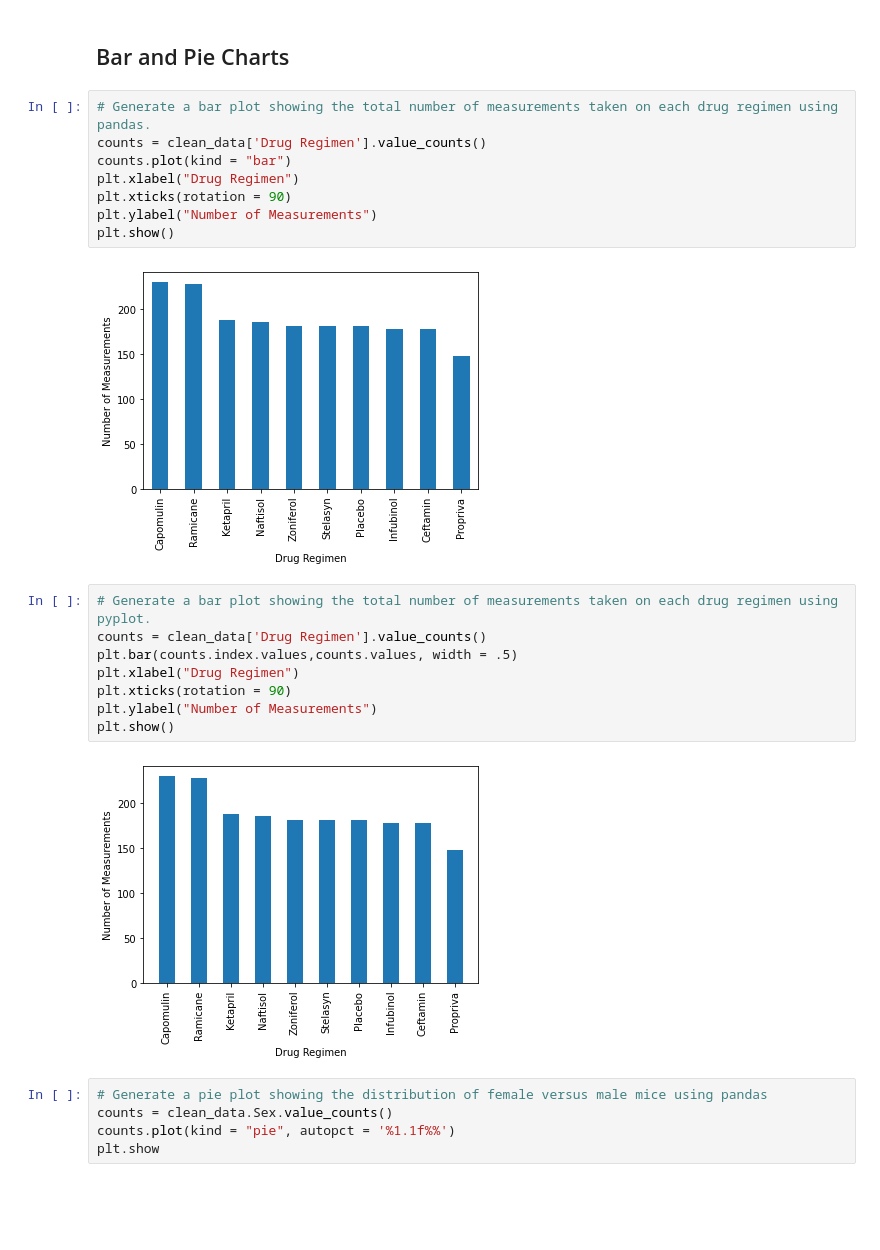
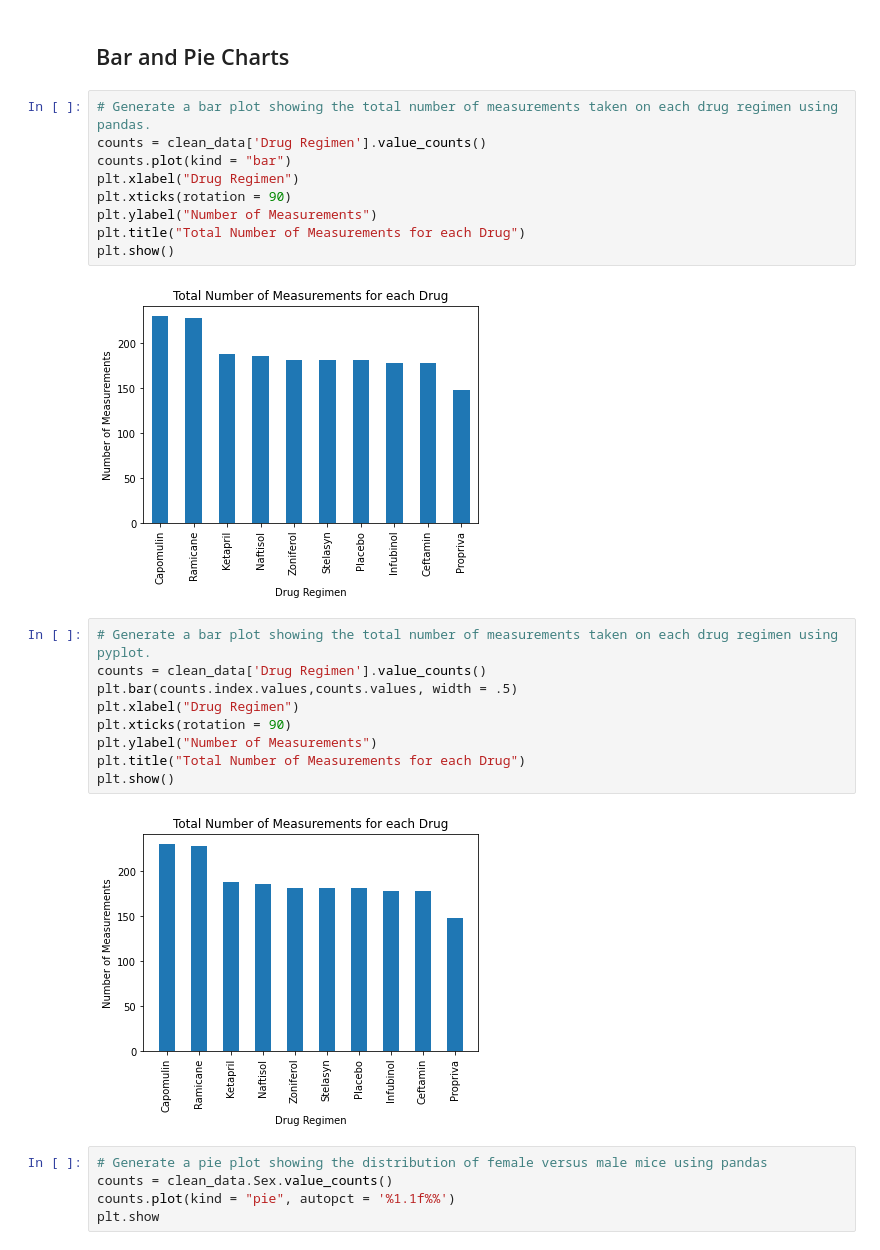
Before and after one commit to amramer45/matplotlib-challenge, a Jupyter notebook: Pymaceuticals/pymaceuticals_starter.ipynb, the cells around one changed output. Cells and saved outputs as stored; diff of their text form; blank space fills up the shorter version.

```diff
--- a/Pymaceuticals/pymaceuticals_starter.ipynb
+++ b/Pymaceuticals/pymaceuticals_starter.ipynb
@@ -130,13 +130,14 @@ summary_table
 # %%
 # Generate a bar plot showing the total number of measurements taken on each drug regimen using pandas.
 counts = clean_data['Drug Regimen'].value_counts()
 counts.plot(kind = "bar")
 plt.xlabel("Drug Regimen")
 plt.xticks(rotation = 90)
 plt.ylabel("Number of Measurements")
+plt.title("Total Number of Measurements for each Drug")
 plt.show()
 # %% [output]
-[figure, old version]
+[figure, new version]
 # %%
 # Generate a bar plot showing the total number of measurements taken on each drug regimen using pyplot.
 counts = clean_data['Drug Regimen'].value_counts()
@@ -144,9 +145,10 @@ plt.bar(counts.index.values,counts.values, width = .5)
 plt.xlabel("Drug Regimen")
 plt.xticks(rotation = 90)
 plt.ylabel("Number of Measurements")
+plt.title("Total Number of Measurements for each Drug")
 plt.show()
 # %% [output]
-[figure, old version]
+[figure, new version]
 # %%
 # Generate a pie plot showing the distribution of female versus male mice using pandas
 counts = clean_data.Sex.value_counts()
```
Also changed, not shown: parts of 3 cells of this notebook.
